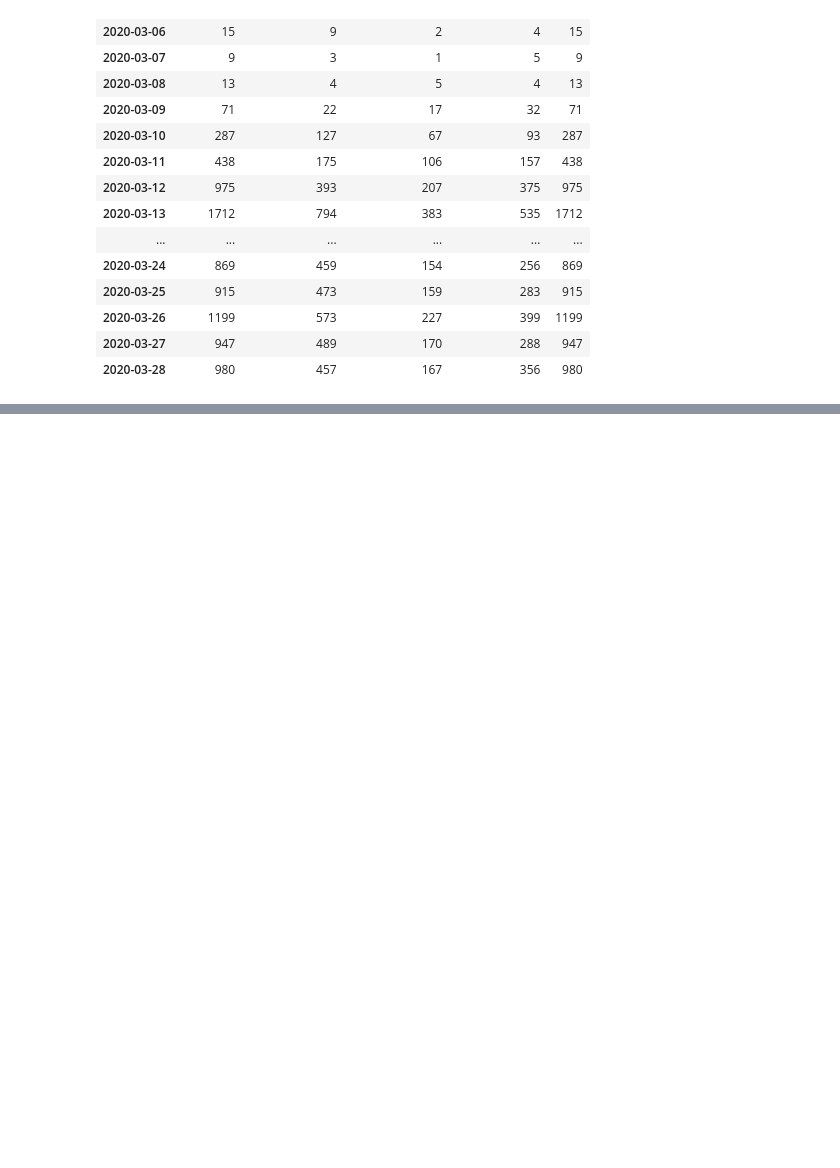
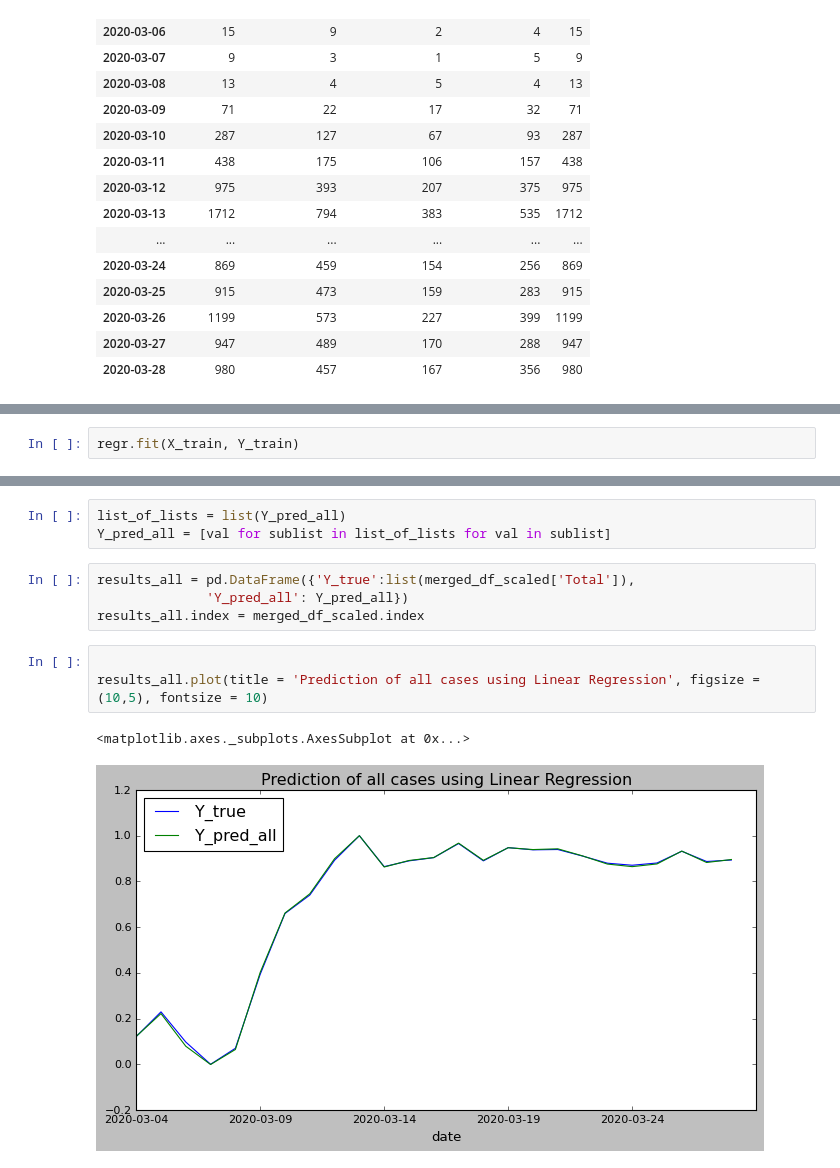
Before and after one commit to armandordorica/Twitter_Sentiment_Analysis, a Jupyter notebook: Covid19_NYC_ARIMA.ipynb, the cells around one changed output, grey strips where cells are left out. Saved outputs shown, nothing was run; the diff lists cells and outputs as text; blank space fills up the shorter version.

```diff
--- a/Covid19_NYC_ARIMA.ipynb
+++ b/Covid19_NYC_ARIMA.ipynb
@@ -775,0 +1027,2 @@ df3
+# %%
+regr.fit(X_train, Y_train)
@@ -775,0 +1061,13 @@ df3
+# %%
+list_of_lists = list(Y_pred_all)
+Y_pred_all = [val for sublist in list_of_lists for val in sublist]
+# %%
+results_all = pd.DataFrame({'Y_true':list(merged_df_scaled['Total']),
+              'Y_pred_all': Y_pred_all})
+results_all.index = merged_df_scaled.index
+# %%
+
+results_all.plot(title = 'Prediction of all cases using Linear Regression', figsize = (10,5), fontsize = 10)
+# %% [output]
+<matplotlib.axes._subplots.AxesSubplot at 0x...>
+[figure, added]
```
Also changed, not shown: parts of 42 cells of this notebook.
